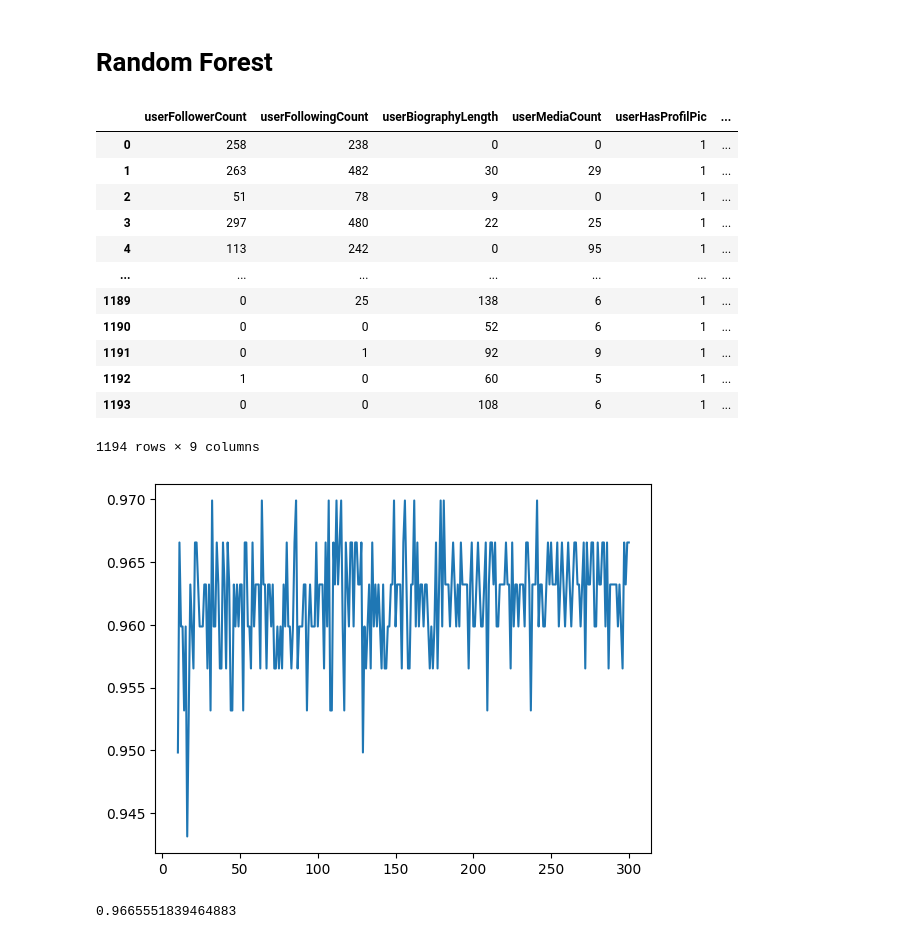
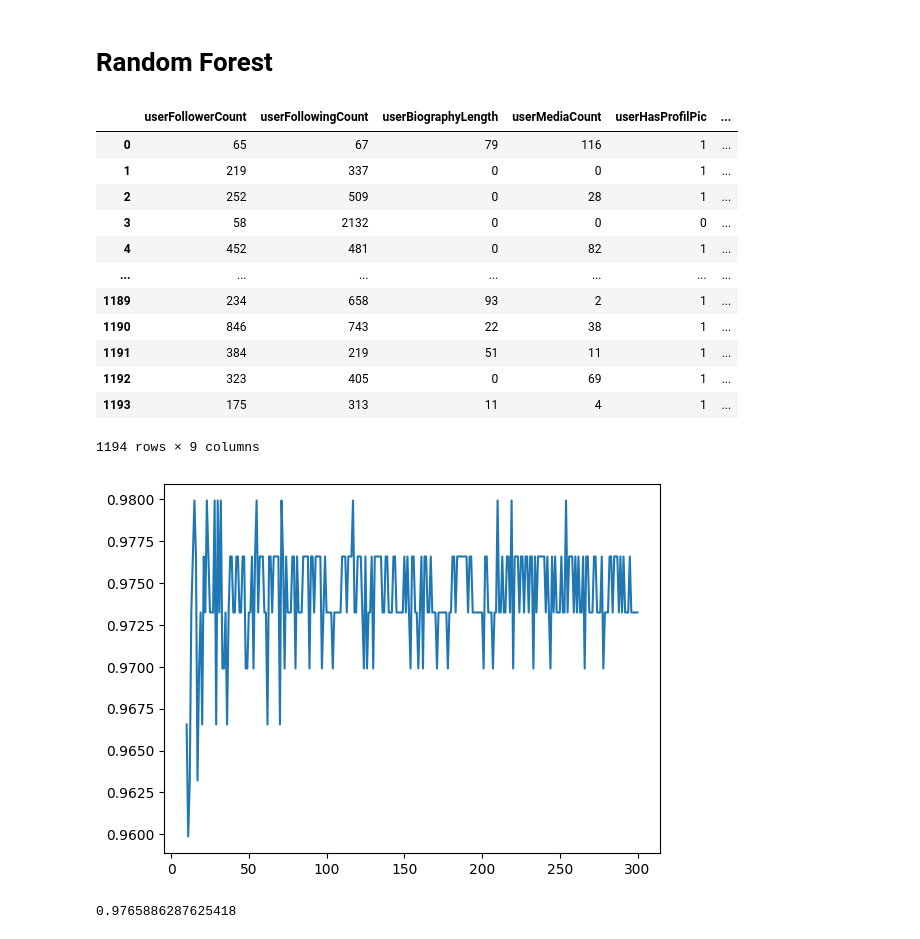
Before and after one commit to iansargent/CS3540-Final-Project, a Jupyter notebook: RandomForest.ipynb, the cells around one changed output. Cells and saved outputs as stored; diff of their text form; code cells hidden in the pictures.

```diff
--- a/RandomForest.ipynb
+++ b/RandomForest.ipynb
@@ -3,3 +18,11 @@
+# %%
+import json
+
+with open(f'{GOOGLE_DRIVE_PATH}realAccountData.json', 'r') as f:
+            realData = json.load(f)
+with open(f'{GOOGLE_DRIVE_PATH}fakeAccountData.json', 'r') as f:
+            fakeData = json.load(f)
+allData = realData + fakeData
 # %% [markdown]
 ### Setup
 # %%
@@ -41,7 +51 @@ print(os.listdir(GOOGLE_DRIVE_PATH))
 random.seed(4)
-# %%
-#getting the data
-realData = pd.read_json(GOOGLE_DRIVE_PATH + 'realAccountData.json')
-fakeData = pd.read_json(GOOGLE_DRIVE_PATH + 'fakeAccountData.json')
-
-allData = pd.concat([realData, fakeData], ignore_index=True)
@@ -59,28 +65,31 @@ numpy_fake = np.array(fakeData)
 # print(numpy_fake[1]) #making sure things work
 numpy_all = np.array(allData)
 # print(numpy_all[1]) #making sure things work
+
+# and making a dataframe
+allData_df = pd.DataFrame(allData)
 # %% [markdown]
 # Random Forest
 # %%
-num_cols = allData.shape[1]
-X = allData.iloc[:,0:num_cols-1] # iloc slicing function
-Y = allData.iloc[:,num_cols-1:num_cols]
+num_cols = allData_df.shape[1]
+X = allData_df.iloc[:,0:num_cols-1] # iloc slicing function
+Y = allData_df.iloc[:,num_cols-1:num_cols]
 Y = np.ravel(Y)
 
-display(allData)
+display(allData_df)
 # %% [output]
 |  | userFollowerCount | userFollowingCount | userBiographyLength | userMediaCount | userHasProfilPic | ... |
-| 0 | 258 | 238 | 0 | 0 | 1 | ... |
-| 1 | 263 | 482 | 30 | 29 | 1 | ... |
-| 2 | 51 | 78 | 9 | 0 | 1 | ... |
-| 3 | 297 | 480 | 22 | 25 | 1 | ... |
-| 4 | 113 | 242 | 0 | 95 | 1 | ... |
+| 0 | 65 | 67 | 79 | 116 | 1 | ... |
+| 1 | 219 | 337 | 0 | 0 | 1 | ... |
+| 2 | 252 | 509 | 0 | 28 | 1 | ... |
+| 3 | 58 | 2132 | 0 | 0 | 0 | ... |
+| 4 | 452 | 481 | 0 | 82 | 1 | ... |
 | ... | ... | ... | ... | ... | ... | ... |
-| 1189 | 0 | 25 | 138 | 6 | 1 | ... |
-| 1190 | 0 | 0 | 52 | 6 | 1 | ... |
-| 1191 | 0 | 1 | 92 | 9 | 1 | ... |
-| 1192 | 1 | 0 | 60 | 5 | 1 | ... |
-| 1193 | 0 | 0 | 108 | 6 | 1 | ... |
+| 1189 | 234 | 658 | 93 | 2 | 1 | ... |
+| 1190 | 846 | 743 | 22 | 38 | 1 | ... |
+| 1191 | 384 | 219 | 51 | 11 | 1 | ... |
+| 1192 | 323 | 405 | 0 | 69 | 1 | ... |
+| 1193 | 175 | 313 | 11 | 4 | 1 | ... |
 1194 rows × 9 columns
 # %%
 # Split the data into training and testing sets
@@ -99,14 +108,14 @@ y = forest_scores
 plt.plot(x, y)
 plt.show()
 # %% [output]
-[figure, old version]
+[figure, new version]
 # %%
 final_rf = RandomForestClassifier(random_state=4)
 final_rf_fit = final_rf.fit(x_train, y_train)
 final_rf_score = final_rf_fit.score(x_test, y_test)
 print(final_rf_score)
 # %% [output]
-0.9665551839464883
+0.9765886287625418
 # %%
 #function that you will use to convert confusion matrix to dataframe, useful for visulization.
 def conf_matrix_to_df(conf_matrix, target_names):
```
Also changed, not shown: parts of 12 cells of this notebook.
